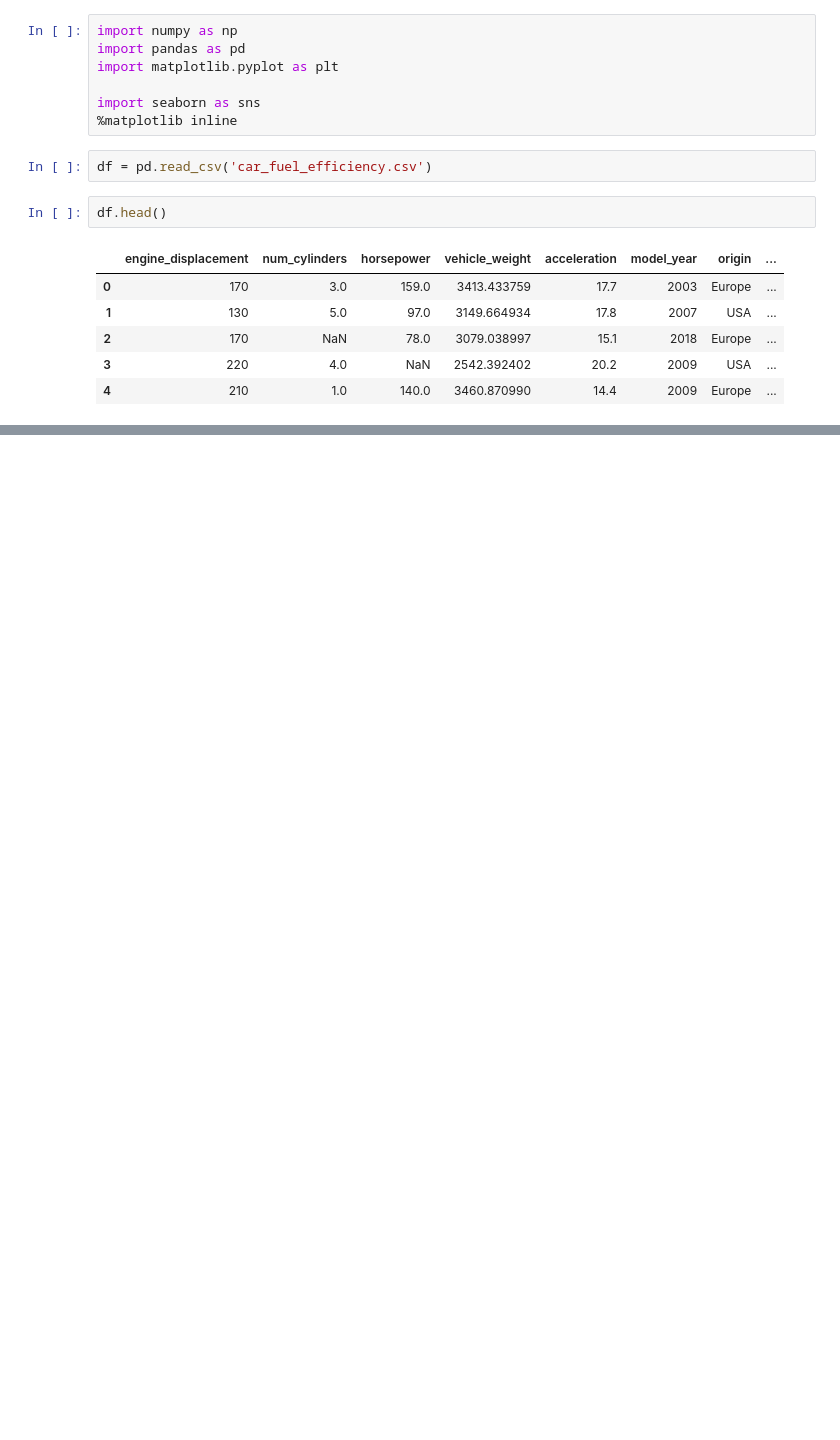
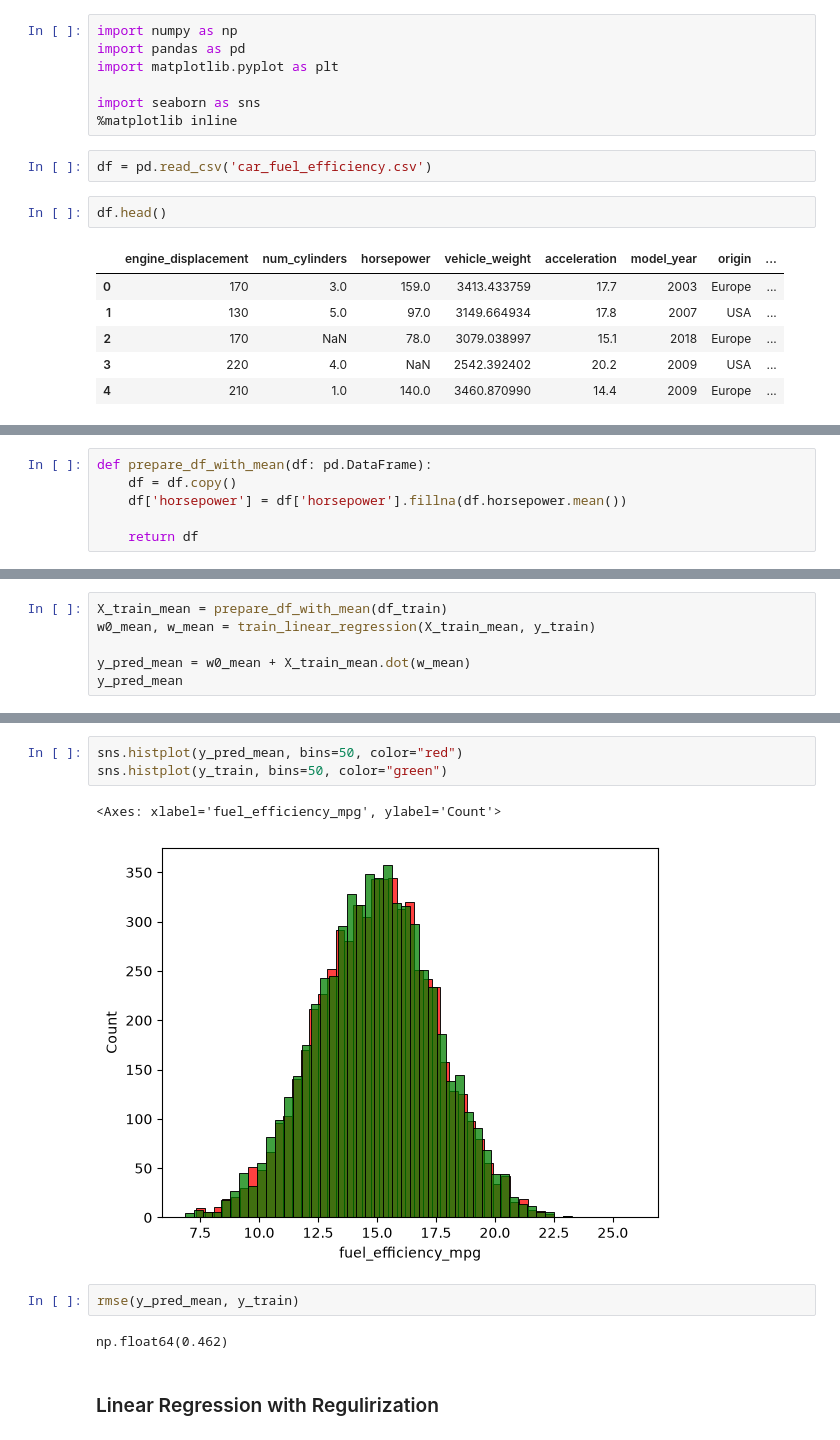
Before and after one commit to yunusov02/datatalks, a Jupyter notebook: 02-regression/homework.ipynb, the cells around one changed output, grey strips where cells are left out. Saved outputs shown, nothing was run; the diff lists cells and outputs as text; blank space fills up the shorter version.

```diff
--- a/02-regression/homework.ipynb
+++ b/02-regression/homework.ipynb
@@ -31,0 +174,6 @@ df.head()
+# %%
+def prepare_df_with_mean(df: pd.DataFrame):
+    df = df.copy()
+    df['horsepower'] = df['horsepower'].fillna(df.horsepower.mean())
+
+    return df
@@ -31,0 +214,6 @@ df.head()
+# %%
+X_train_mean = prepare_df_with_mean(df_train)
+w0_mean, w_mean = train_linear_regression(X_train_mean, y_train)
+
+y_pred_mean = w0_mean + X_train_mean.dot(w_mean)
+y_pred_mean
@@ -31,0 +233,12 @@ df.head()
+# %%
+sns.histplot(y_pred_mean, bins=50, color="red")
+sns.histplot(y_train, bins=50, color="green")
+# %% [output]
+<Axes: xlabel='fuel_efficiency_mpg', ylabel='Count'>
+[figure, added]
+# %%
+rmse(y_pred_mean, y_train)
+# %% [output]
+np.float64(0.462)
+# %% [markdown]
+### Linear Regression with Regulirization
```
Also changed, not shown: parts of 23 cells of this notebook, 1 other file.
